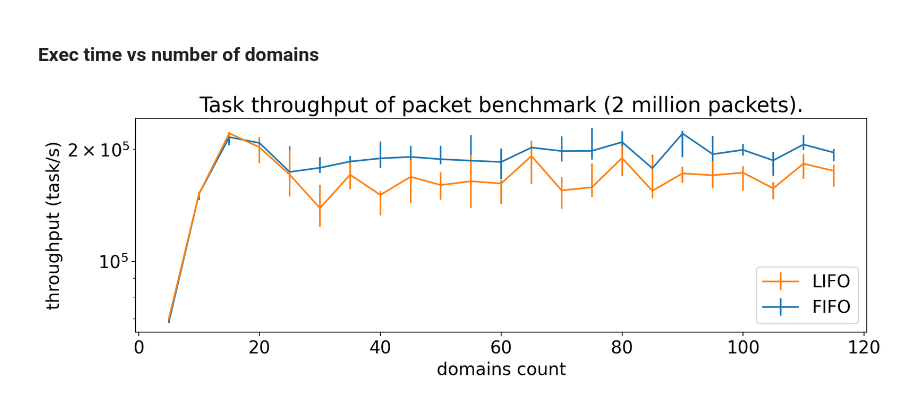
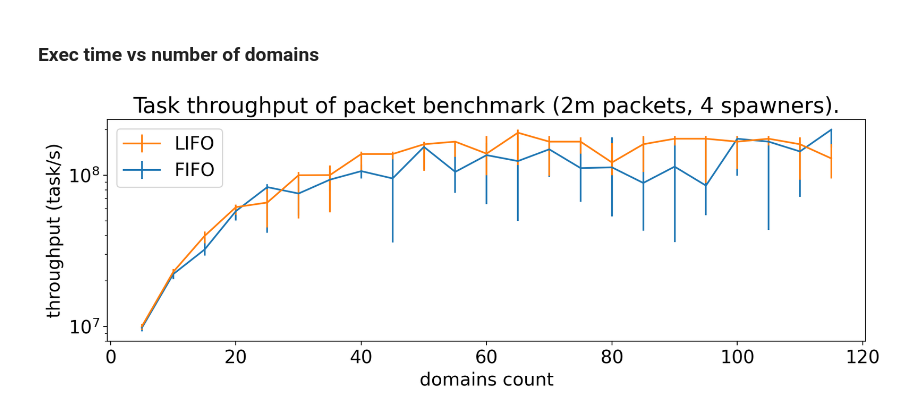
Before and after one commit to bartoszmodelski/ebsl, a Jupyter notebook: evaluation/packet-benchmark-sherwood-just-throughput.py.ipynb, the cells around one changed output. Drawn from its saved outputs; the diff is of its cells as text; code cells hidden in the pictures.

```diff
--- a/evaluation/packet-benchmark-sherwood-just-throughput.py.ipynb
+++ b/evaluation/packet-benchmark-sherwood-just-throughput.py.ipynb
@@ -127,12 +127,12 @@ import pickle
 
 fifo = None
 
-with open('packet_fifo_10million.pickle', 'rb') as handle:
+with open('packet_fifo_2spawners.pickle', 'rb') as handle:
     fifo = pickle.load(handle)
 
 
 lifo = None
-with open('packet_lifo_10million.pickle', 'rb') as handle:
+with open('packet_lifo_2spawners.pickle', 'rb') as handle:
     lifo = pickle.load(handle)
 # %%
 fifo_transformed = []
@@ -180,7 +180,7 @@ ax.legend(handles=[line_fifo, line_lifo])
 
 ax.set_yscale("log")
 #ax.set_ylim(ymin=1)
-ax.set_title("Task throughput of packet benchmark (2 million packets).")
+ax.set_title("Task throughput of packet benchmark (2m packets, 4 spawners).")
 ax.set_ylabel('throughput (task/s)')
 
 '''
@@ -240,31 +240,31 @@ ax = axes[4]
 line_lifo = plot(x, fifo_transformed, "latency_q9999-processed", 'FIFO')
 line_fifo = plot(x, lifo_transformed, "latency_q9999-processed", 'LIFO')
 
 #ax.set_yscale("log")
 ax.set_ylim(ymin=1)
 ax.set_ylabel('latency (μs)')
 ax.set_title("99.99% percentile latency.")
 
 ########################
 ## WAIT ################
 ########################
 
 ax = axes[5]
 
 
 line_lifo = plot(x, fifo_transformed, "waited_for_space_on_enque-processed", 'FIFO')
 line_fifo = plot(x, lifo_transformed, "waited_for_space_on_enque-processed", 'LIFO')
 
 ax.set_yscale("log")
 ax.set_ylim(ymin=1)
 ax.set_xlabel('domains count')
 ax.set_ylabel('busy-wait loops (count)')
 ax.set_title("Number of retries on task insertion due to lack of space")
 '''
 ax.set_xlabel('domains count')
 
 
 plt.subplots_adjust(bottom=0.2)
 plt.savefig("packet-basic-2spawners-just-throughput.png", dpi=200)
 # %% [output]
-[figure, old version]
+[figure, new version]
```
Also changed, not shown: 1 other file.
